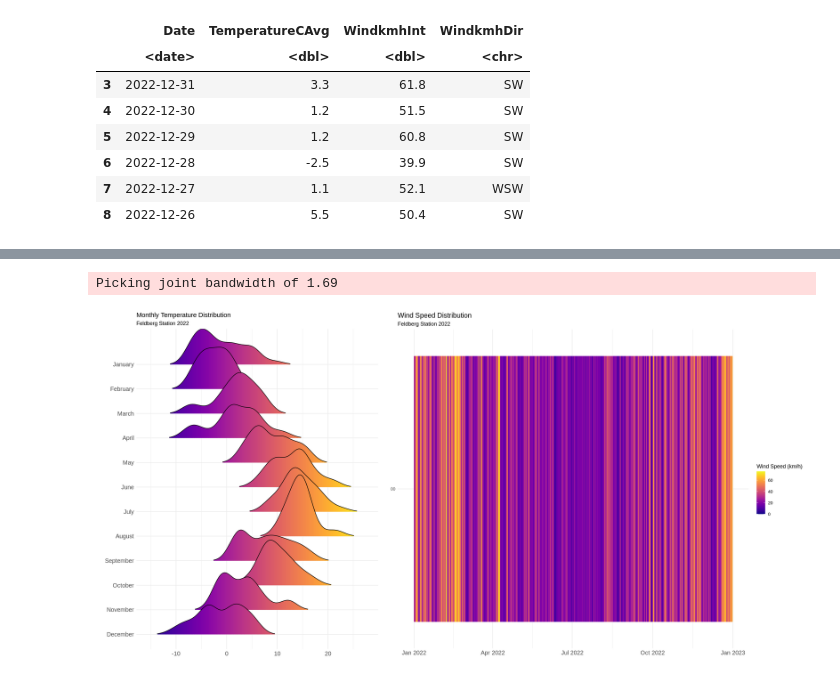
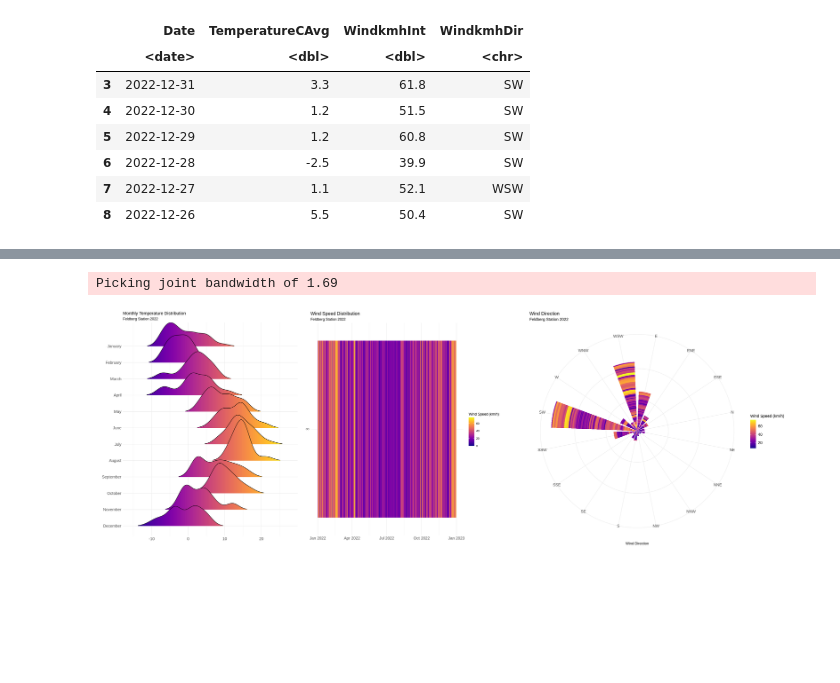
Before and after one commit to imabubakr/Geospatial-Analysis-and-Visualization, a Jupyter notebook: weather_data_analysis.ipynb, the cells around one changed output, grey strips where cells are left out. Cells and saved outputs as stored; diff of their text form; code cells hidden in the pictures; blank space fills up the shorter version.

```diff
--- a/weather_data_analysis.ipynb
+++ b/weather_data_analysis.ipynb
@@ -243,8 +193,7 @@ The following object is masked from ‘package:dplyr’:
 # %%
-# Load necessary packages
-library(gridExtra)
 
-# Create the first plot (ridge plot)
+# Generate plots of interest side by side.
+# Rridge plot (Temperature Distribution)
 ridge_plot <- ggplot(cleaned_data, aes(x = TemperatureCAvg, y = factor(format(Date, "%B"), levels = rev(month.name)), fill = after_stat(x))) +
   geom_density_ridges_gradient(scale = 2.5, rel_min_height = 0.01) +
   scale_fill_viridis(name = "Temperature (°C)", option = "C") +
@@ -255,35 +204,57 @@ ridge_plot <- ggplot(cleaned_data, aes(x = TemperatureCAvg, y = factor(format(Da
     panel.spacing = unit(0.1, "lines"),
     axis.text.x = element_text(size = 12),
     axis.text.y = element_text(size = 12),
     strip.text.x = element_text(size = 8)
   )
 
-# Create the second plot (wind speed heatmap)
+# Heat Map (Wind Speed Distribution)
 wind_speed_heatmap <- ggplot(cleaned_data, aes(x = Date, y = format(Date, "%H"), fill = WindkmhInt)) +
   geom_tile() +
   scale_fill_viridis(name = "Wind Speed (km/h)", option = "C", limits = c(0, max(cleaned_data$WindkmhInt))) +
   labs(
     title = "Wind Speed Distribution",
     subtitle = 'Feldberg Station 2022',
     x = "",
     y = "",
     fill = "Wind Speed (km/h)"
   ) +
   theme_minimal() +
   theme(
     axis.title = element_text(size = 12),
     plot.title = element_text(size = 14),
     axis.text.x = element_text(size = 12),
   )
 
+# Wind Rose (Wind Direction)
+wind_rose_plot <- ggplot(cleaned_data, aes(x = factor(WindkmhDir), y = WindkmhInt, fill = WindkmhInt)) +
+  geom_bar(stat = "identity", width = 0.8) +
+  coord_polar(start = 0) +
+  labs(title = "Wind Direction",
+       subtitle = "Feldberg Station 2022",
+       x = "Wind Direction",
+       y = "") +
+  scale_x_discrete() +
+  scale_fill_viridis(name = "Wind Speed (km/h)",
+                     option = "C") +
+  theme_minimal() +
+  theme(
+    legend.position = "right",
+    axis.text.x = element_text(angle = 0, hjust = 1, size = 12),
+    axis.text.y = element_blank(),  # Remove numeric labels on the left
+    plot.title = element_text(size = 14),
+    plot.subtitle = element_text(size = 12),
+    legend.text = element_text(size = 12),
+    legend.title = element_text(size = 12)
+  )
+
 # Set the figure size (plot size)
 options(
-  repr.plot.width = 20,    # Set the width in inches
+  repr.plot.width = 30,    # Set the width in inches
   repr.plot.height = 10    # Set the height in inches
 )
 
-# Arrange the plots side by side with increased width for the second plot
-grid.arrange(ridge_plot, wind_speed_heatmap, ncol = 2, widths = c(2, 3))
+# Arrange the three plots side by side with increased width for the third plot
+grid.arrange(ridge_plot, wind_speed_heatmap, wind_rose_plot, ncol = 3, widths = c(2, 2, 3))
 # %% [output]
 Picking joint bandwidth of 1.69
-[figure, old version]
+[figure, new version]
```
Also changed, not shown: parts of 10 cells of this notebook.
